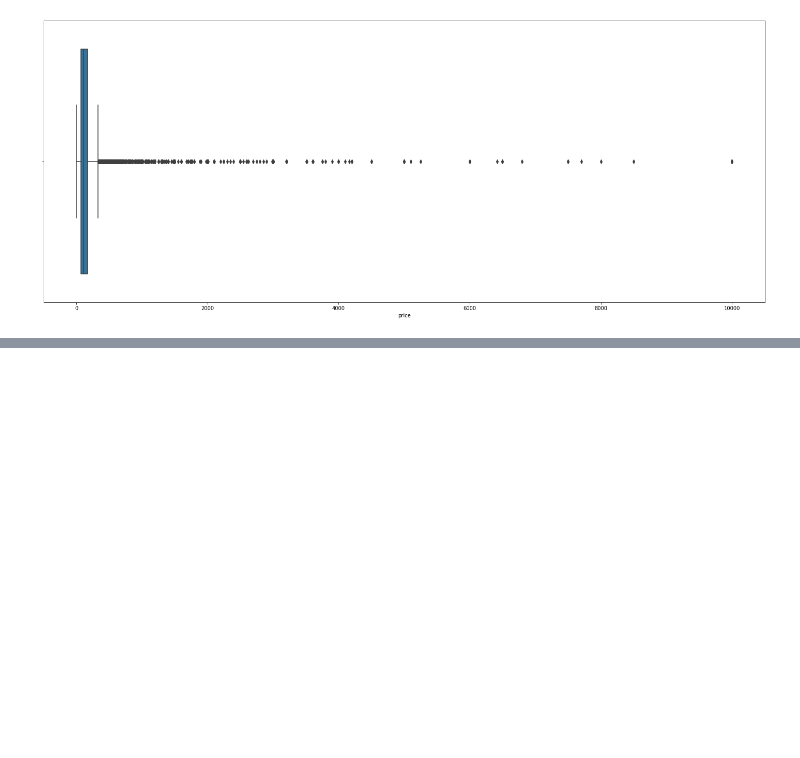
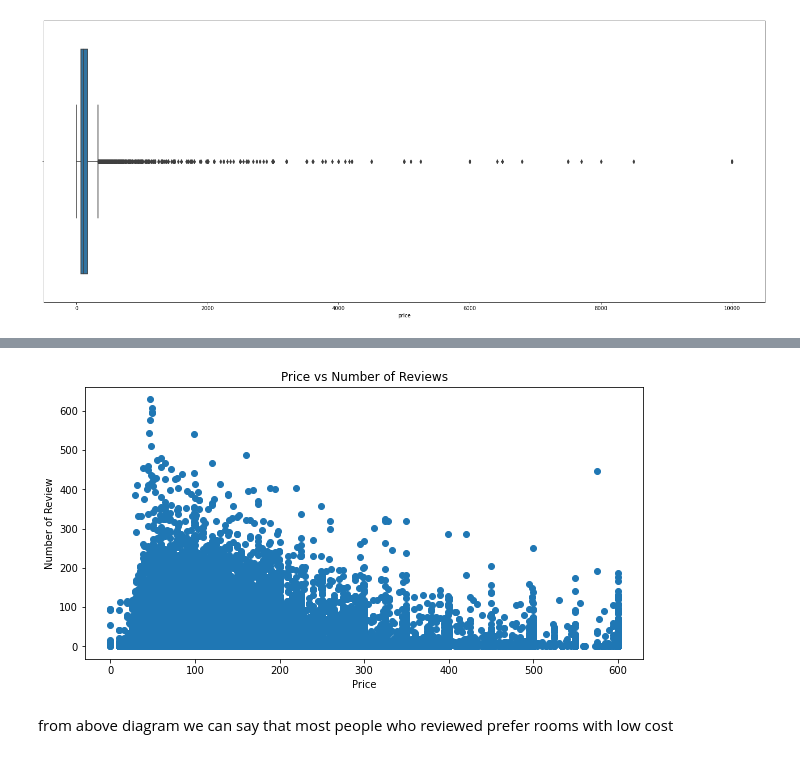
Before and after one commit to bharath967/airbnb_data_analysis, a Jupyter notebook: Airbnb_Bookings_Analysis_.ipynb, the cells around one changed output, grey strips where cells are left out. Saved outputs shown, nothing was run; the diff lists cells and outputs as text; code cells hidden in the pictures; blank space fills up the shorter version.

```diff
--- a/Airbnb_Bookings_Analysis_.ipynb
+++ b/Airbnb_Bookings_Analysis_.ipynb
@@ -256,0 +400,13 @@ sns.boxplot(x=airbnb['price'])
+# %%
+fig = plt.figure(figsize = (10, 5))
+area = airbnb['price']
+price = airbnb['number_of_reviews']
+plt.scatter(area, price)
+plt.xlabel("Price")
+plt.ylabel("Number of Review")
+plt.title("Price vs Number of Reviews")
+plt.show()
+# %% [output]
+[figure, added]
+# %% [markdown]
+from above diagram we can say that most people who reviewed prefer rooms with low cost
```
Also changed, not shown: parts of 24 cells of this notebook.
